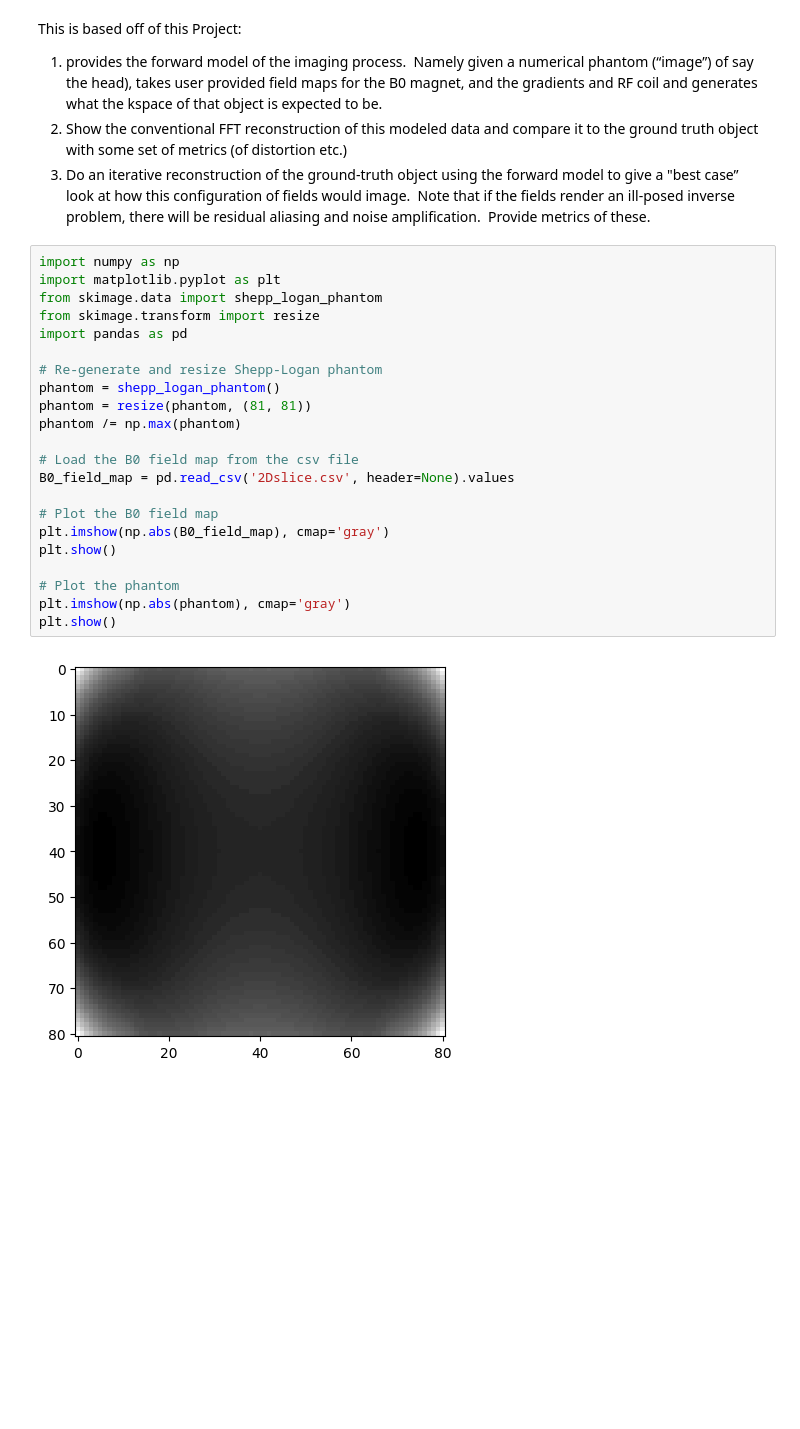
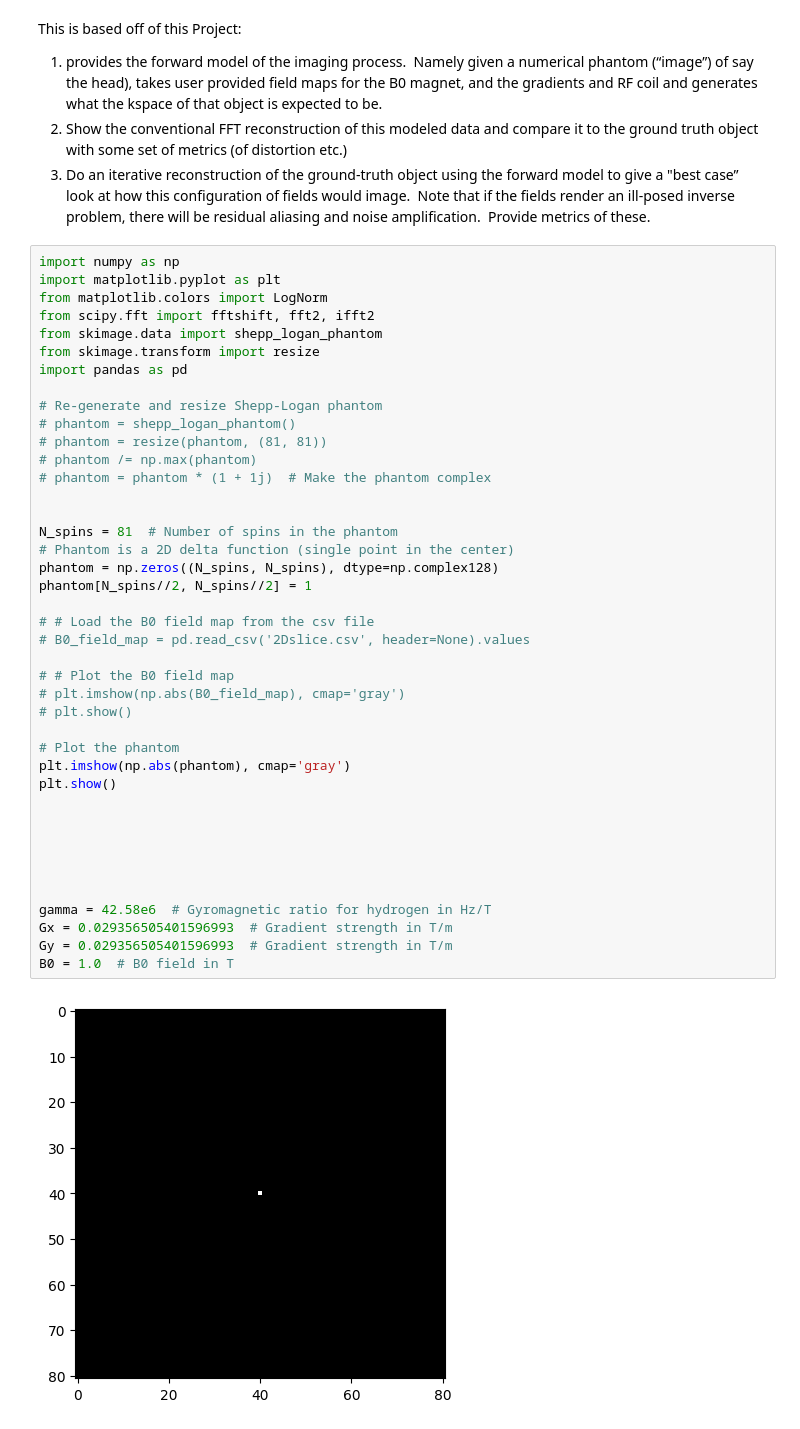
Before and after one commit to MaxStrey/Martinos_MR, a Jupyter notebook: Martinos_project/phantom_generation/phantom_6.ipynb, the cells around one changed output. Saved outputs shown, nothing was run; the diff lists cells and outputs as text; blank space fills up the shorter version.

Commit message:
made an encoding matrix for 1D for phantom 3 and a 2D version for phantom 6

```diff
--- a/Martinos_project/phantom_generation/phantom_6.ipynb
+++ b/Martinos_project/phantom_generation/phantom_6.ipynb
@@ -7,24 +7,43 @@ This is based off of this Project:
 # %%
 import numpy as np
 import matplotlib.pyplot as plt
+from matplotlib.colors import LogNorm
+from scipy.fft import fftshift, fft2, ifft2
 from skimage.data import shepp_logan_phantom
 from skimage.transform import resize
 import pandas as pd
 
 # Re-generate and resize Shepp-Logan phantom
-phantom = shepp_logan_phantom()
-phantom = resize(phantom, (81, 81))
-phantom /= np.max(phantom)
+# phantom = shepp_logan_phantom()
+# phantom = resize(phantom, (81, 81))
+# phantom /= np.max(phantom)
+# phantom = phantom * (1 + 1j)  # Make the phantom complex
 
-# Load the B0 field map from the csv file
-B0_field_map = pd.read_csv('2Dslice.csv', header=None).values
 
-# Plot the B0 field map
-plt.imshow(np.abs(B0_field_map), cmap='gray')
-plt.show()
+N_spins = 81  # Number of spins in the phantom
+# Phantom is a 2D delta function (single point in the center)
+phantom = np.zeros((N_spins, N_spins), dtype=np.complex128)
+phantom[N_spins//2, N_spins//2] = 1
+
+# # Load the B0 field map from the csv file
+# B0_field_map = pd.read_csv('2Dslice.csv', header=None).values
+
+# # Plot the B0 field map
+# plt.imshow(np.abs(B0_field_map), cmap='gray')
+# plt.show()
 
 # Plot the phantom
 plt.imshow(np.abs(phantom), cmap='gray')
 plt.show()
+
+
+
+
+
+
+gamma = 42.58e6  # Gyromagnetic ratio for hydrogen in Hz/T
+Gx = 0.029356505401596993  # Gradient strength in T/m
+Gy = 0.029356505401596993  # Gradient strength in T/m
+B0 = 1.0  # B0 field in T
 # %% [output]
-[figure, old version]
+[figure, new version]
```
Also changed, not shown: parts of 7 cells of this notebook, 1 other file.
